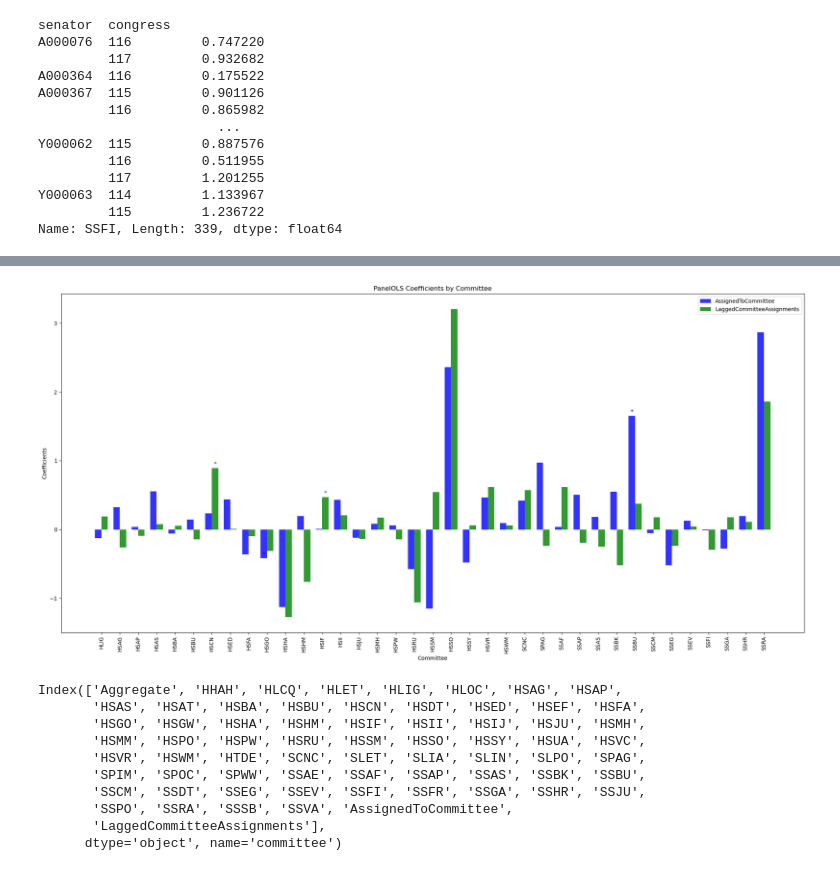
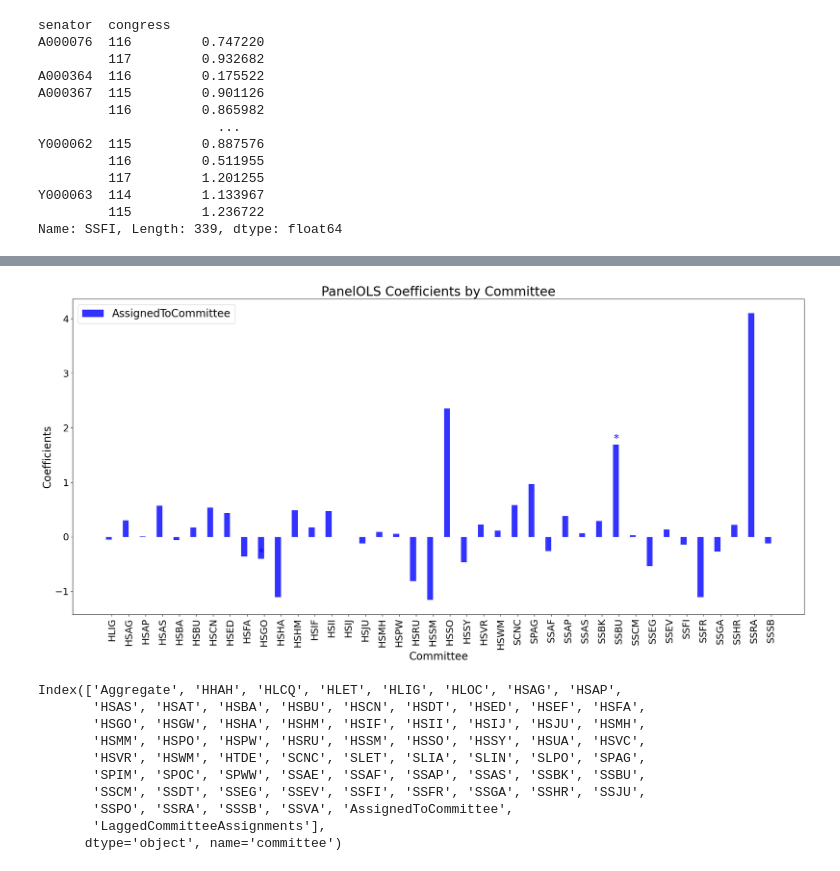
Before and after one commit to syyunn/efd, a Jupyter notebook: anlys/cycle/main9-transactions-desc-house-included.ipynb, the cells around one changed output, grey strips where cells are left out. Saved outputs shown, nothing was run; the diff lists cells and outputs as text; code cells hidden in the pictures.

```diff
--- a/anlys/cycle/main9-transactions-desc-house-included.ipynb
+++ b/anlys/cycle/main9-transactions-desc-house-included.ipynb
@@ -669,3 +706,4 @@ for i, (index, row) in enumerate(pivot_df.iterrows()):
     plt.tight_layout(rect=[0, 0, 0.9, 1])
     plt.show()
     plt.close(fig)
+    break
@@ -861,21 +920,25 @@ def fit_panel_ols_for_committee(df, committee_code):
 
         for bio, cgn in df.index:
             cmms = get_committees_for_senator_and_congress(bio, cgn)
+
             if committee_code in cmms:
                 df.loc[(bio, cgn), f'AssignedTo{committee_code}'] = 1
             else:
                 df.loc[(bio, cgn), f'AssignedTo{committee_code}'] = 0
 
-            lagged_cgn = cgn - 1
-            cmms = get_committees_for_senator_and_congress(bio, lagged_cgn)
-            if committee_code in cmms:
-                df.loc[(bio, cgn), f'Lagged{committee_code}Assignments'] = 1
-            else:
-                df.loc[(bio, cgn), f'Lagged{committee_code}Assignments'] = 0
+            # lagged_cgn = cgn - 1
+            # cmms = get_committees_for_senator_and_congress(bio, lagged_cgn)
+            # if committee_code in cmms:
+            #     df.loc[(bio, cgn), f'Lagged{committee_code}Assignments'] = 1
+            # else:
+            #     df.loc[(bio, cgn), f'Lagged{committee_code}Assignments'] = 0
+
+        # remove the rows with no committee assignments for lagged period
+        # df = df[df.apply(lambda row: len(get_committees_for_senator_and_congress(row.name[0], row.name[1]-1)) > 0, axis=1)]
 
         # Define the dependent variable (y) and the independent variables (X)
         y = committee_code
-        X = [f'AssignedTo{committee_code}', f'Lagged{committee_code}Assignments']
+        X = [f'AssignedTo{committee_code}'] #, f'Lagged{committee_code}Assignments']
 
         # Fit the fixed effects model
         model = PanelOLS(df[y], df[X], entity_effects=True, time_effects=True)
@@ -883,7 +946,7 @@ def fit_panel_ols_for_committee(df, committee_code):
 
         return results
     except Exception as e:
-        print(f"Error for committee {committee_code}: {e}")
+        # print(f"Error for committee {committee_code}: {e}")
         return None
 
 # Get the list of committee codes
@@ -952,35 +977,37 @@ coefficients_df = pd.DataFrame(coefficients)
 # %%
 coefficients_df = coefficients_df.sort_values(by='committee').reset_index(drop=True)
 
 fig, ax = plt.subplots(figsize=(20, 10))
 
 bar_width = 0.35
 opacity = 0.8
 
 rects1 = plt.bar(coefficients_df.index, coefficients_df['assigned_coeff'], bar_width,
                  alpha=opacity, color='b', label='AssignedToCommittee')
 
-rects2 = plt.bar(coefficients_df.index + bar_width, coefficients_df['lagged_coeff'], bar_width,
-                 alpha=opacity, color='g', label='LaggedCommitteeAssignments')
+# rects2 = plt.bar(coefficients_df.index + bar_width, coefficients_df['lagged_coeff'], bar_width,
+#                  alpha=opacity, color='g', label='LaggedCommitteeAssignments')
 
-plt.xlabel('Committee')
-plt.ylabel('Coefficients')
-plt.title('PanelOLS Coefficients by Committee')
-plt.xticks(coefficients_df.index, coefficients_df['committee'], rotation=90)
+plt.xlabel('Committee', fontsize=20)
+plt.ylabel('Coefficients', fontsize=20)
+plt.title('PanelOLS Coefficients by Committee', fontsize=24)
+plt.xticks(coefficients_df.index, coefficients_df['committee'], rotation=90, fontsize=16)
 ax.set_xticks(coefficients_df.index + bar_width / 2)
-ax.set_xticklabels(coefficients_df['committee'])
-plt.legend()
+ax.set_xticklabels(coefficients_df['committee'], fontsize=16)
+plt.legend(fontsize=20)
 plt.tight_layout()
+
+ax.tick_params(axis='both', which='major', labelsize=18)
 
 for i, row in coefficients_df.iterrows():
     if row['assigned_pvalue'] < 0.05:
-        ax.text(i, row['assigned_coeff'] + 0.01, '*', ha='center', va='bottom', fontsize=12, color='b')
-    if row['lagged_pvalue'] < 0.05:
-        ax.text(i + bar_width, row['lagged_coeff'] + 0.01, '*', ha='center', va='bottom', fontsize=12, color='g')
+        ax.text(i, row['assigned_coeff'] + 0.01, '*', ha='center', va='bottom', fontsize=20, color='b')
+    # if row['lagged_pvalue'] < 0.05:
+    #     ax.text(i + bar_width, row['lagged_coeff'] + 0.01, '*', ha='center', va='bottom', fontsize=20, color='g')
 
 plt.show()
 # %% [output]
-[figure, old version]
+[figure, new version]
 # %%
 df.columns
 # %% [output]
```
Also changed, not shown: parts of 51 cells of this notebook.
